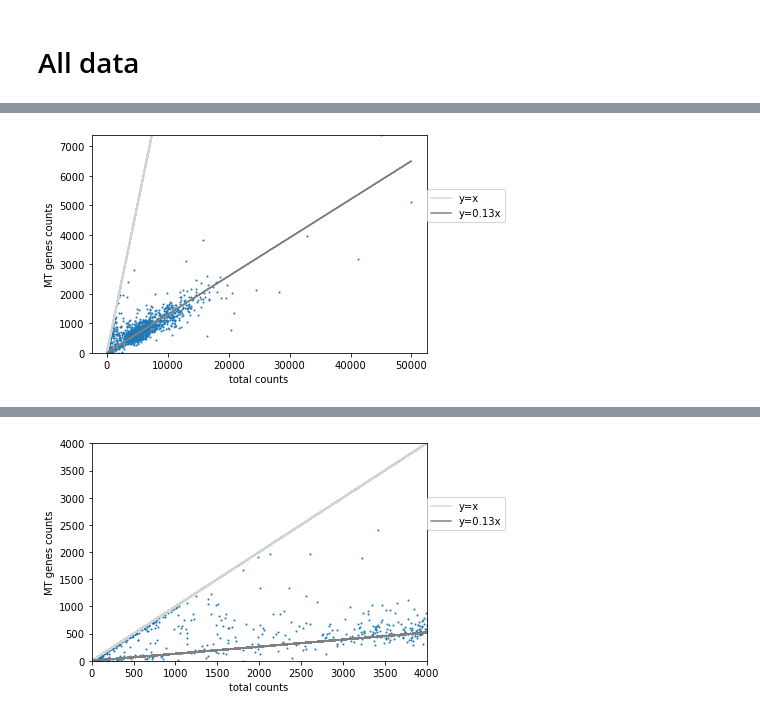
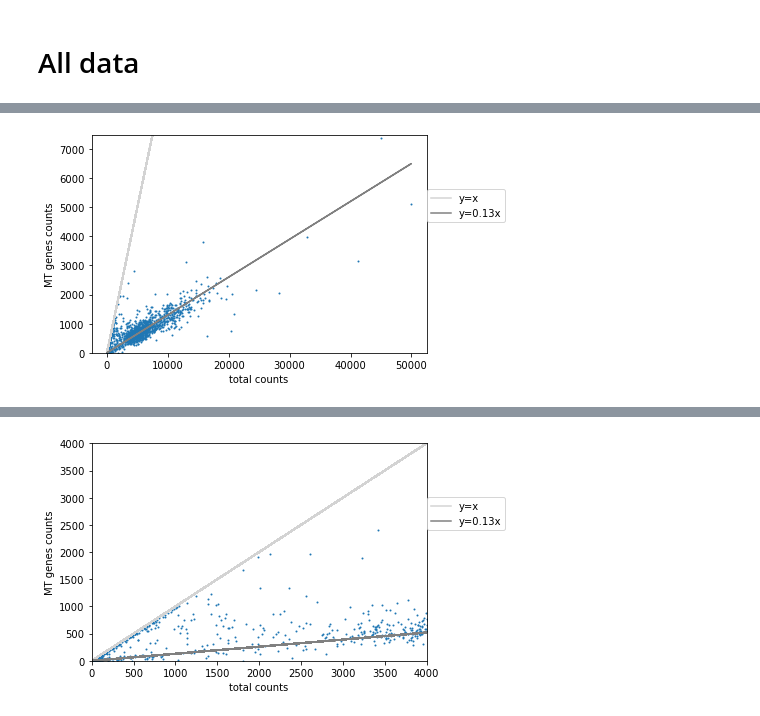
Before and after one commit to meichenfang/FP_2025, a Jupyter notebook: empty_droplets.ipynb, the cells around one changed output, grey strips where cells are left out. Cells and saved outputs as stored; diff of their text form; code cells hidden in the pictures.

```diff
--- a/empty_droplets.ipynb
+++ b/empty_droplets.ipynb
@@ -84,10 +94,10 @@ plt.hist(MT_sum/total_UMI);
 # %%
 plt.plot(total_UMI, total_UMI,'lightgray',label="y=x");
 plt.plot(total_UMI, 0.13*total_UMI,'gray',label="y=0.13x");
 plt.scatter(total_UMI, MT_sum,s=1);
 plt.xlabel("total counts")
 plt.ylabel("MT genes counts")
-plt.ylim((0,np.max(MT_sum)))
+plt.ylim((0,np.max(MT_sum)+100))
 plt.legend(loc=(1,0.6));
 # %% [output]
-[figure, old version]
+[figure, new version]
```
Also changed, not shown: parts of 65 cells of this notebook, 1 other file.
